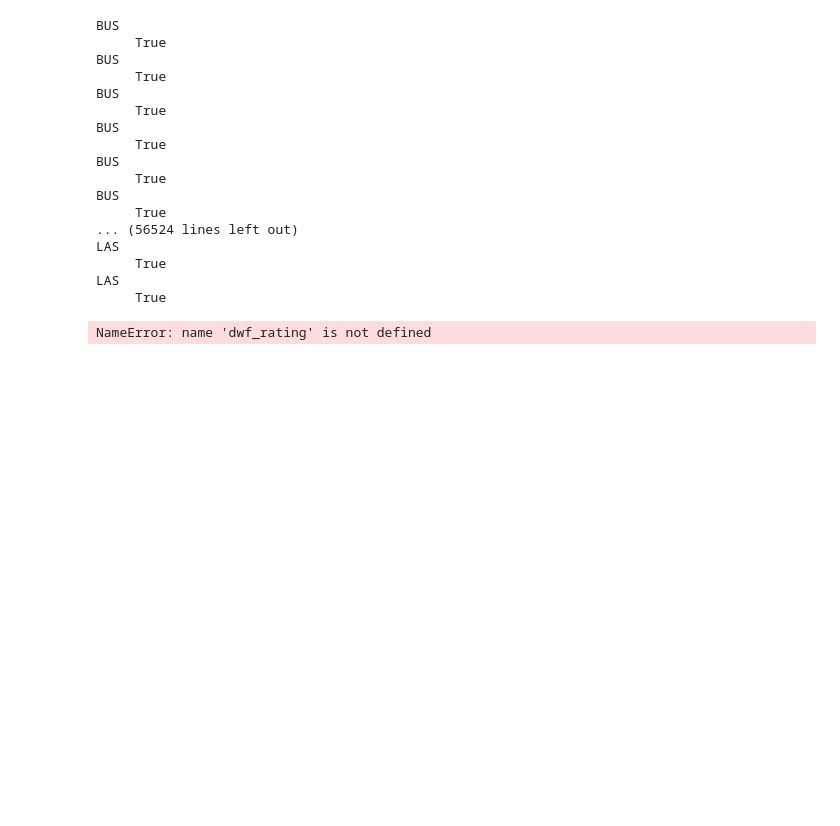
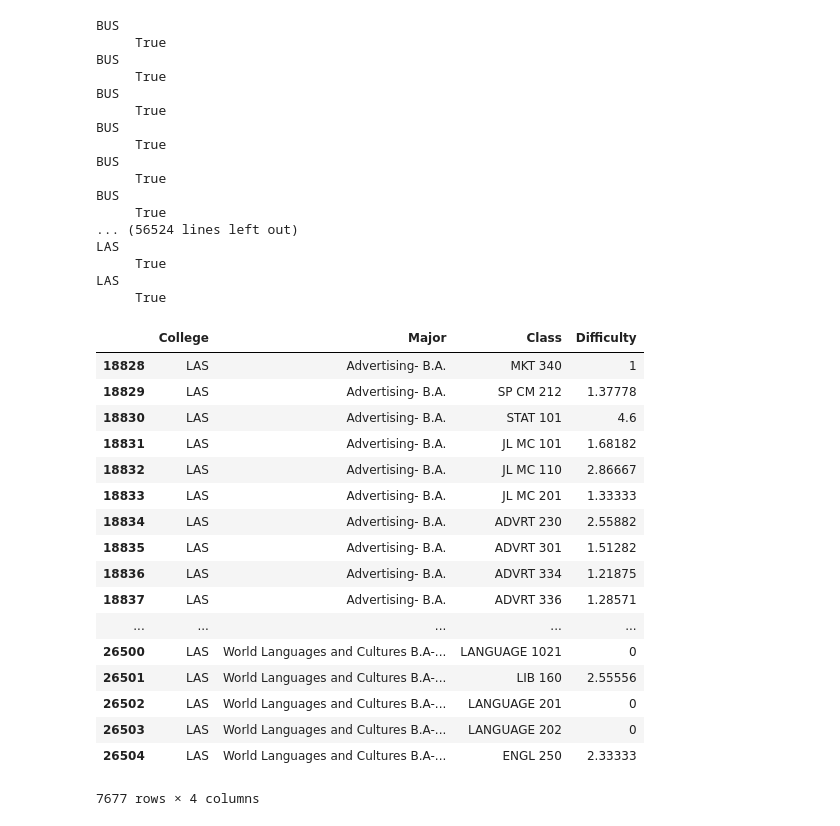
Before and after one commit to max-farver/HackISU_Data_Science_Project, a Jupyter notebook: data_cleaning/Major_Rating.ipynb, the cells around one changed output. Drawn from its saved outputs; the diff is of its cells as text; code cells hidden in the pictures; blank space fills up the shorter version.

Commit message:
start of income vs major

```diff
--- a/data_cleaning/Major_Rating.ipynb
+++ b/data_cleaning/Major_Rating.ipynb
@@ -77,9 +77,26 @@ LAS
      True
 LAS
      True
-# %%
-dwf_rating
-# %% [output]
-NameError: name 'dwf_rating' is not defined
+# %%
+major_lst[major_lst['College'] == 'LAS']
+# %% [output]
+|  | College | Major | Class | Difficulty |
+| 18828 | LAS | Advertising- B.A. | MKT 340 | 1 |
+| 18829 | LAS | Advertising- B.A. | SP CM 212 | 1.37778 |
+| 18830 | LAS | Advertising- B.A. | STAT 101 | 4.6 |
+| 18831 | LAS | Advertising- B.A. | JL MC 101 | 1.68182 |
+| 18832 | LAS | Advertising- B.A. | JL MC 110 | 2.86667 |
+| 18833 | LAS | Advertising- B.A. | JL MC 201 | 1.33333 |
+| 18834 | LAS | Advertising- B.A. | ADVRT 230 | 2.55882 |
+| 18835 | LAS | Advertising- B.A. | ADVRT 301 | 1.51282 |
+| 18836 | LAS | Advertising- B.A. | ADVRT 334 | 1.21875 |
+| 18837 | LAS | Advertising- B.A. | ADVRT 336 | 1.28571 |
+| ... | ... | ... | ... | ... |
+| 26500 | LAS | World Languages and Cultures B.A-... | LANGUAGE 1021 | 0 |
+| 26501 | LAS | World Languages and Cultures B.A-... | LIB 160 | 2.55556 |
+| 26502 | LAS | World Languages and Cultures B.A-... | LANGUAGE 201 | 0 |
+| 26503 | LAS | World Languages and Cultures B.A-... | LANGUAGE 202 | 0 |
+| 26504 | LAS | World Languages and Cultures B.A-... | ENGL 250 | 2.33333 |
+7677 rows × 4 columns
 # %%
 major_lst.to_csv("major_rating.csv", index=False)
```
Also changed, not shown: 55 other files.
